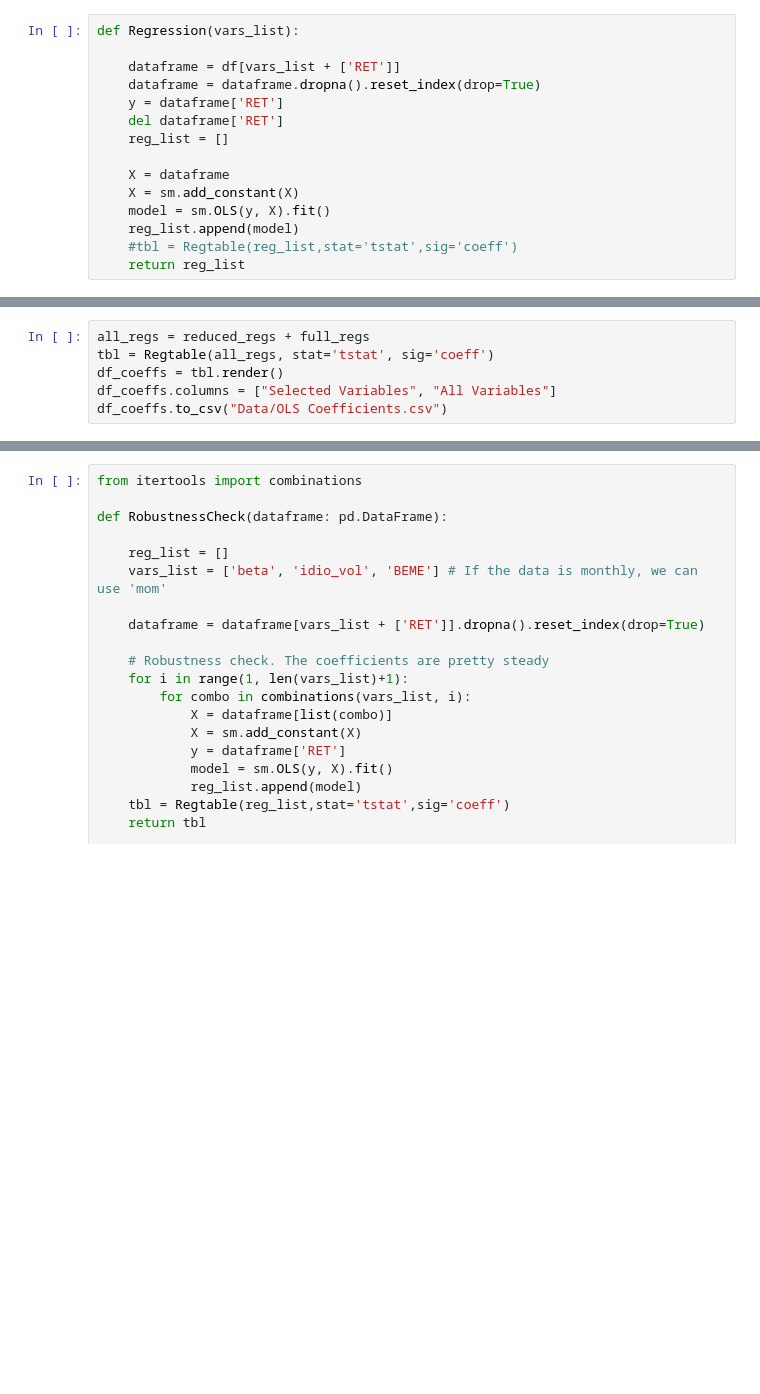
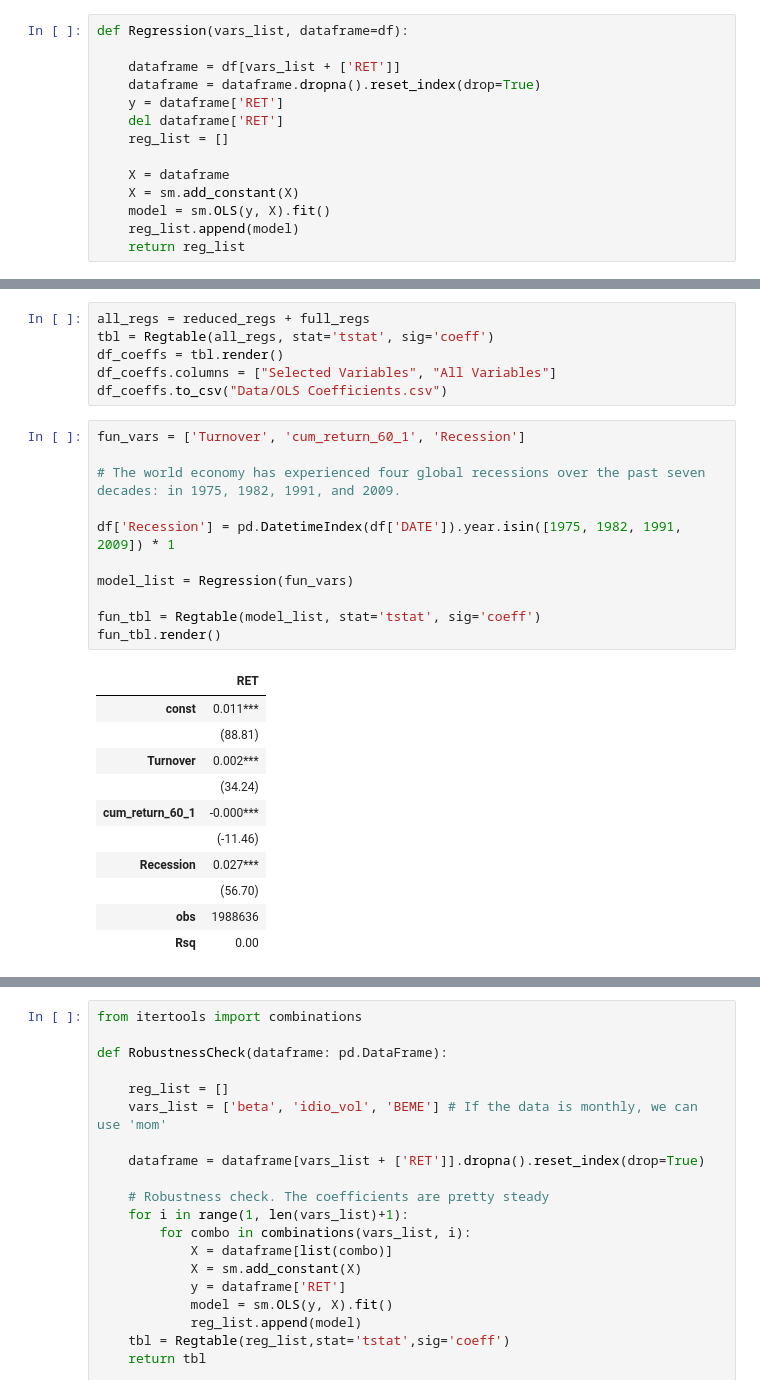
Before and after one commit to mraystaf/CougsOfWallStreet, a Jupyter notebook: view_data.ipynb, the cells around one changed output, grey strips where cells are left out. Drawn from its saved outputs; the diff is of its cells as text; blank space fills up the shorter version.

```diff
--- a/view_data.ipynb
+++ b/view_data.ipynb
@@ -15,7 +16,7 @@ for item in ['PERMNO', 'DATE', 'RET', 'SICCD']:
     all_variables.remove(item)
 reduced_variables
 # %%
-def Regression(vars_list):
+def Regression(vars_list, dataframe=df):
 
     dataframe = df[vars_list + ['RET']]
     dataframe = dataframe.dropna().reset_index(drop=True)
@@ -27,7 +28,6 @@ def Regression(vars_list):
     X = sm.add_constant(X)
     model = sm.OLS(y, X).fit()
     reg_list.append(model)
-    #tbl = Regtable(reg_list,stat='tstat',sig='coeff')
     return reg_list
 # %%
 reduced_regs = Regression(reduced_variables)
@@ -38,4 +38,27 @@ tbl = Regtable(all_regs, stat='tstat', sig='coeff')
 df_coeffs = tbl.render()
 df_coeffs.columns = ["Selected Variables", "All Variables"]
 df_coeffs.to_csv("Data/OLS Coefficients.csv")
+# %%
+fun_vars = ['Turnover', 'cum_return_60_1', 'Recession']
+
+# The world economy has experienced four global recessions over the past seven decades: in 1975, 1982, 1991, and 2009.
+
+df['Recession'] = pd.DatetimeIndex(df['DATE']).year.isin([1975, 1982, 1991, 2009]) * 1
+
+model_list = Regression(fun_vars)
+
+fun_tbl = Regtable(model_list, stat='tstat', sig='coeff')
+fun_tbl.render()
+# %% [output]
+|  | RET |
+| const | 0.011*** |
+|  | (88.81) |
+| Turnover | 0.002*** |
+|  | (34.24) |
+| cum_return_60_1 | -0.000*** |
+|  | (-11.46) |
+| Recession | 0.027*** |
+|  | (56.70) |
+| obs | 1988636 |
+| Rsq | 0.00 |
 # %%
```
Also changed, not shown: parts of 2 cells of this notebook, 2 other files.
